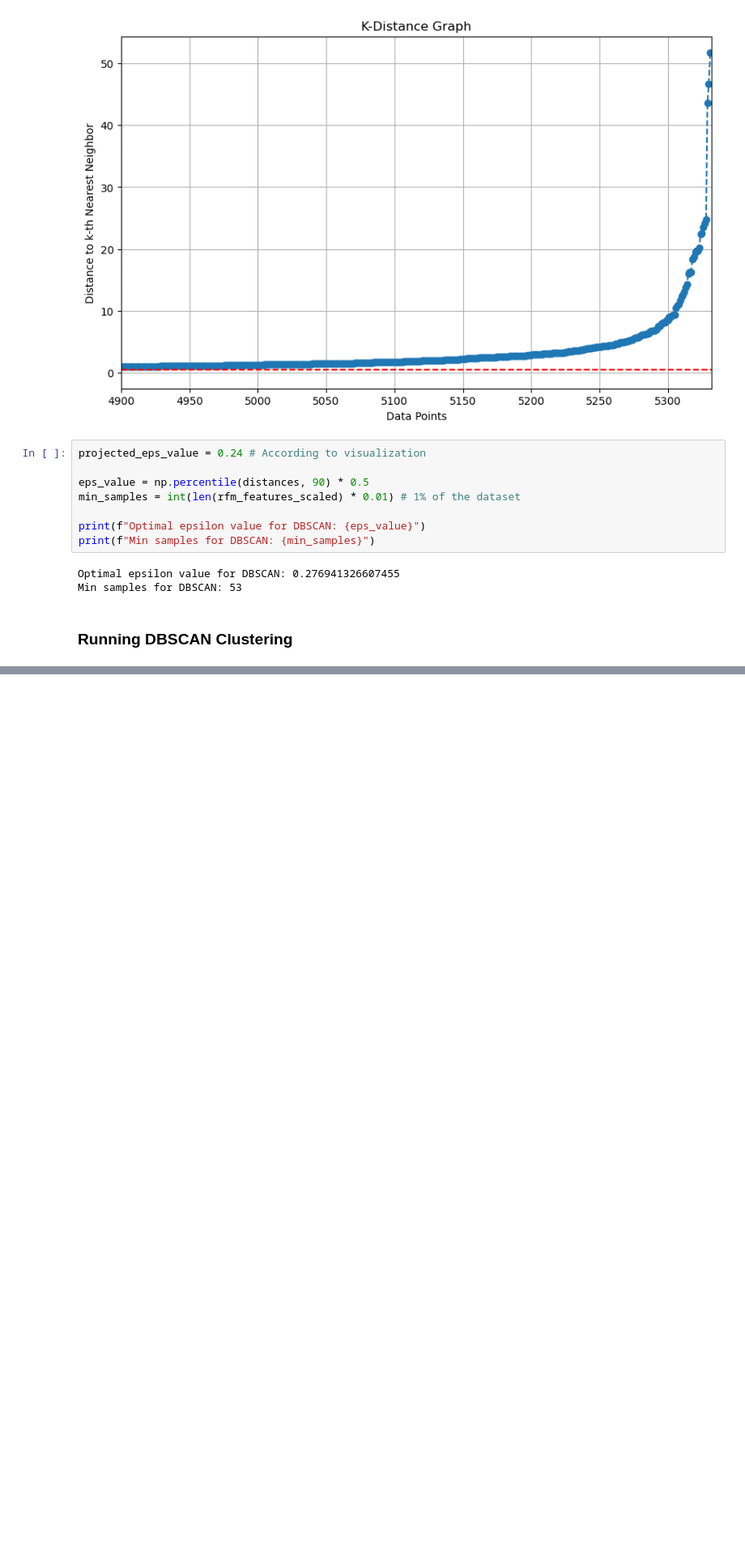
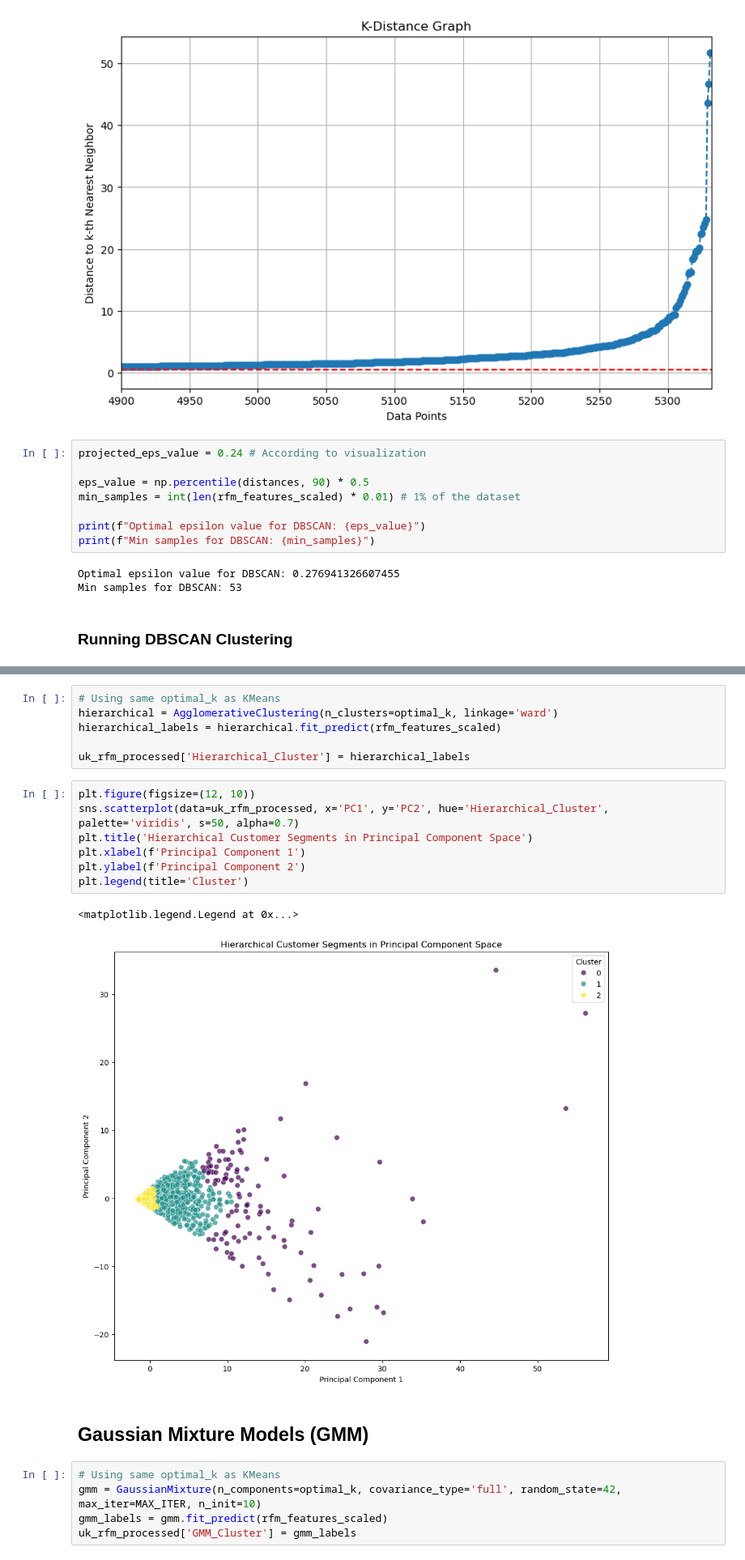
Before and after one commit to davidry777/FACETS-LLM, a Jupyter notebook: notebooks/customer_segmentation.ipynb, the cells around one changed output, grey strips where cells are left out. Shown at 81% size. Cells and saved outputs as stored; diff of their text form; blank space fills up the shorter version.

```diff
--- a/notebooks/customer_segmentation.ipynb
+++ b/notebooks/customer_segmentation.ipynb
@@ -303,0 +323,23 @@ plt.show()
+# %%
+# Using same optimal_k as KMeans
+hierarchical = AgglomerativeClustering(n_clusters=optimal_k, linkage='ward')
+hierarchical_labels = hierarchical.fit_predict(rfm_features_scaled)
+
+uk_rfm_processed['Hierarchical_Cluster'] = hierarchical_labels
+# %%
+plt.figure(figsize=(12, 10))
+sns.scatterplot(data=uk_rfm_processed, x='PC1', y='PC2', hue='Hierarchical_Cluster', palette='viridis', s=50, alpha=0.7)
+plt.title('Hierarchical Customer Segments in Principal Component Space')
+plt.xlabel(f'Principal Component 1')
+plt.ylabel(f'Principal Component 2')
+plt.legend(title='Cluster')
+# %% [output]
+<matplotlib.legend.Legend at 0x...>
+[figure, added]
+# %% [markdown]
+## Gaussian Mixture Models (GMM)
+# %%
+# Using same optimal_k as KMeans
+gmm = GaussianMixture(n_components=optimal_k, covariance_type='full', random_state=42, max_iter=MAX_ITER, n_init=10)
+gmm_labels = gmm.fit_predict(rfm_features_scaled)
+uk_rfm_processed['GMM_Cluster'] = gmm_labels
```
Also changed, not shown: parts of 7 cells of this notebook.
